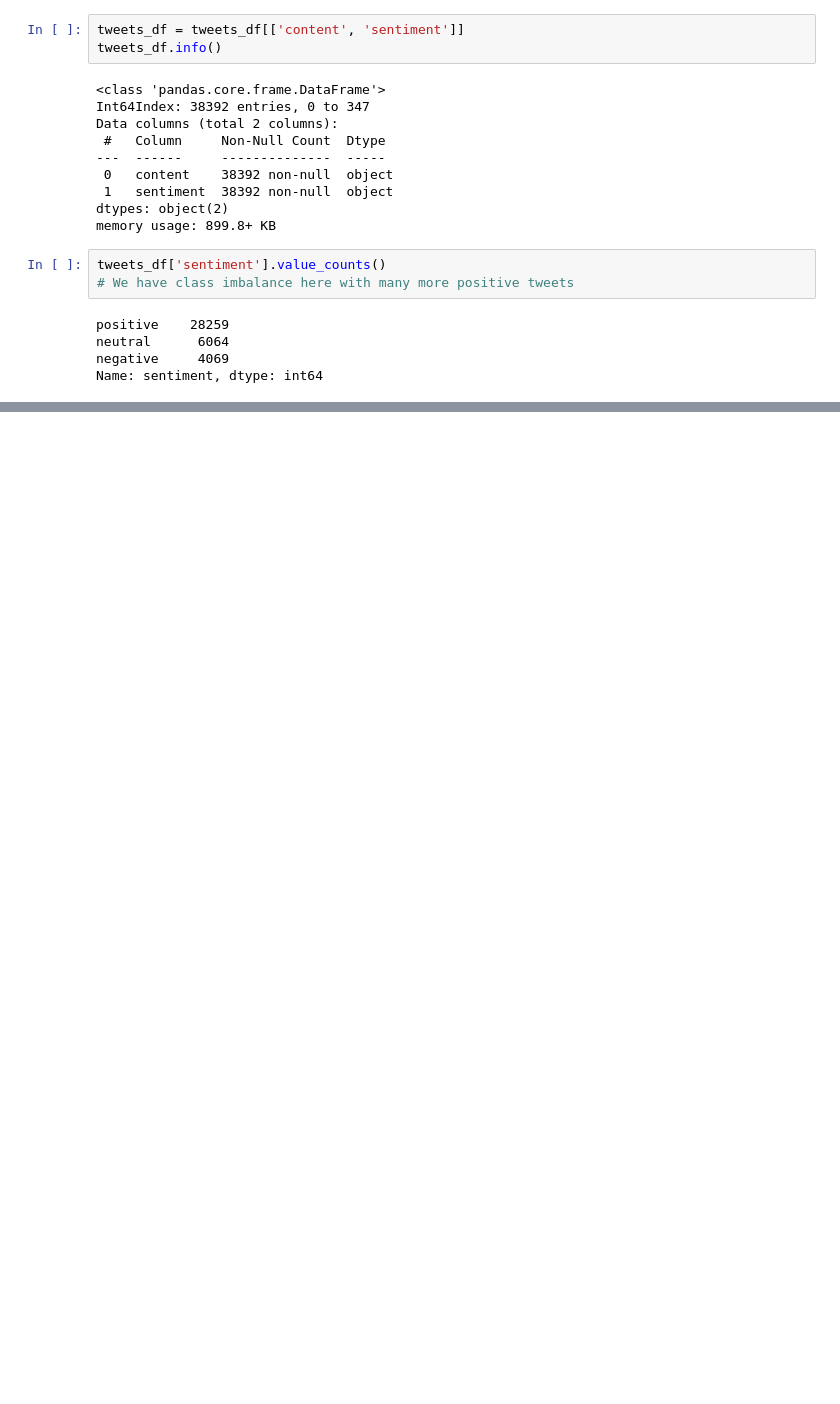
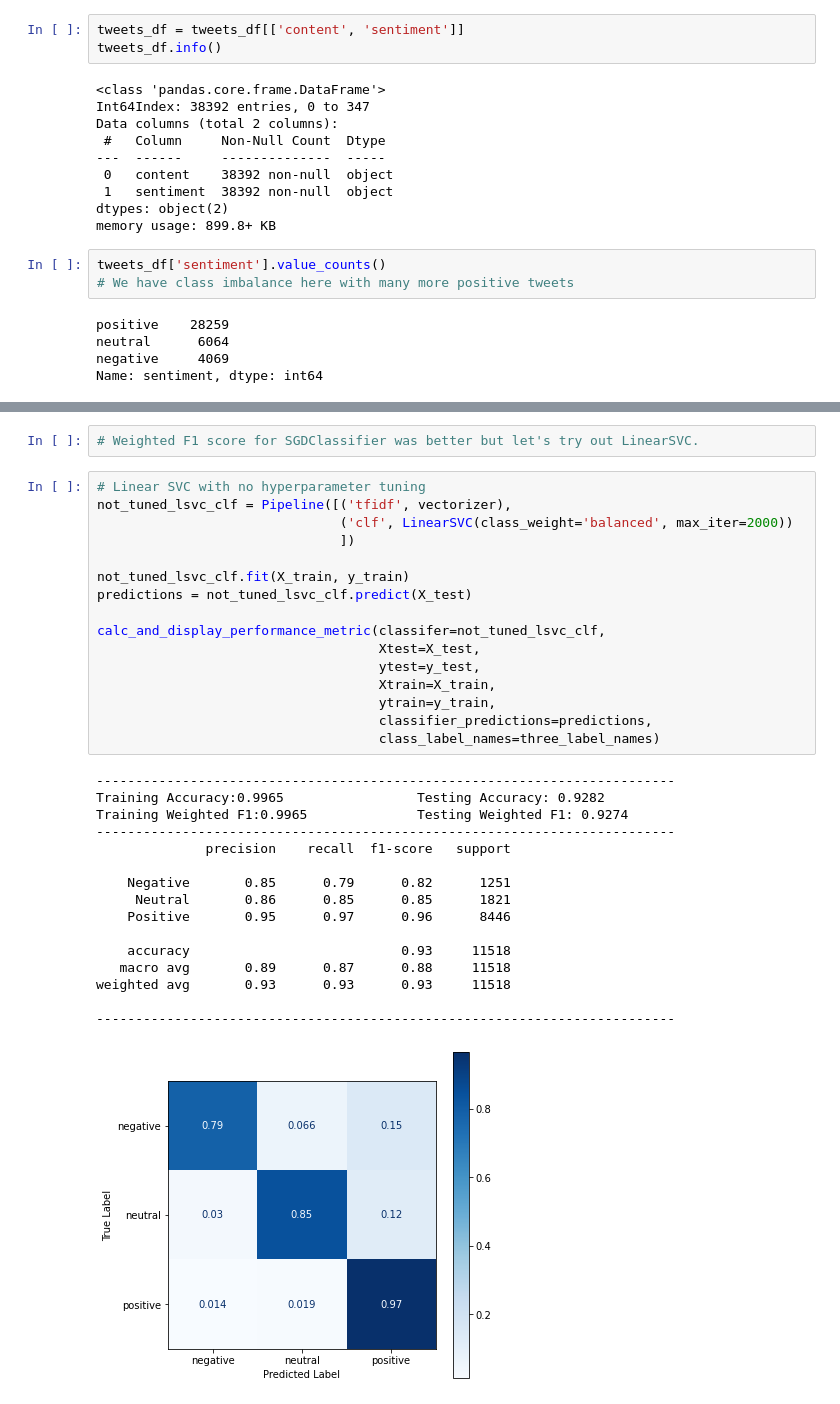
Before and after one commit to lspope/capstone, a Jupyter notebook: code/model_playground.ipynb, the cells around one changed output, grey strips where cells are left out. Cells and saved outputs as stored; diff of their text form; blank space fills up the shorter version.

```diff
--- a/code/model_playground.ipynb
+++ b/code/model_playground.ipynb
@@ -183 +238,36 @@ vectorizer = TfidfVectorizer(tokenizer=twt_tokenzier.tokenize,
+# %%
+# Weighted F1 score for SGDClassifier was better but let's try out LinearSVC.
+# %%
+# Linear SVC with no hyperparameter tuning
+not_tuned_lsvc_clf = Pipeline([('tfidf', vectorizer),
+                               ('clf', LinearSVC(class_weight='balanced', max_iter=2000))
+                               ])
+
+not_tuned_lsvc_clf.fit(X_train, y_train)
+predictions = not_tuned_lsvc_clf.predict(X_test)
+
+calc_and_display_performance_metric(classifer=not_tuned_lsvc_clf,
+                                    Xtest=X_test,
+                                    ytest=y_test,
+                                    Xtrain=X_train,
+                                    ytrain=y_train,
+                                    classifier_predictions=predictions,
+                                    class_label_names=three_label_names)
+# %% [output]
+--------------------------------------------------------------------------
+Training Accuracy:0.9965                 Testing Accuracy: 0.9282
+Training Weighted F1:0.9965              Testing Weighted F1: 0.9274
+--------------------------------------------------------------------------
+              precision    recall  f1-score   support
+
+    Negative       0.85      0.79      0.82      1251
+     Neutral       0.86      0.85      0.85      1821
+    Positive       0.95      0.97      0.96      8446
+
+    accuracy                           0.93     11518
+   macro avg       0.89      0.87      0.88     11518
+weighted avg       0.93      0.93      0.93     11518
+
+--------------------------------------------------------------------------
+[figure, added]
 # %%
```
Also changed, not shown: parts of 24 cells of this notebook, 3 other files.
